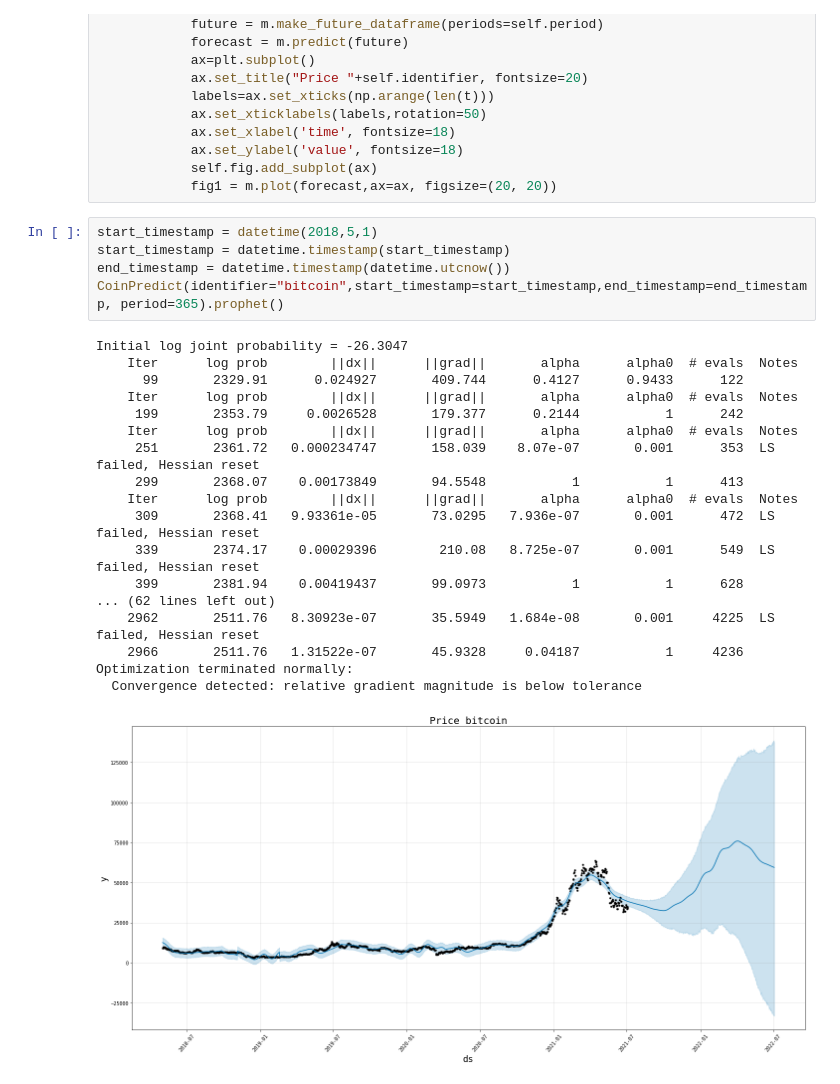
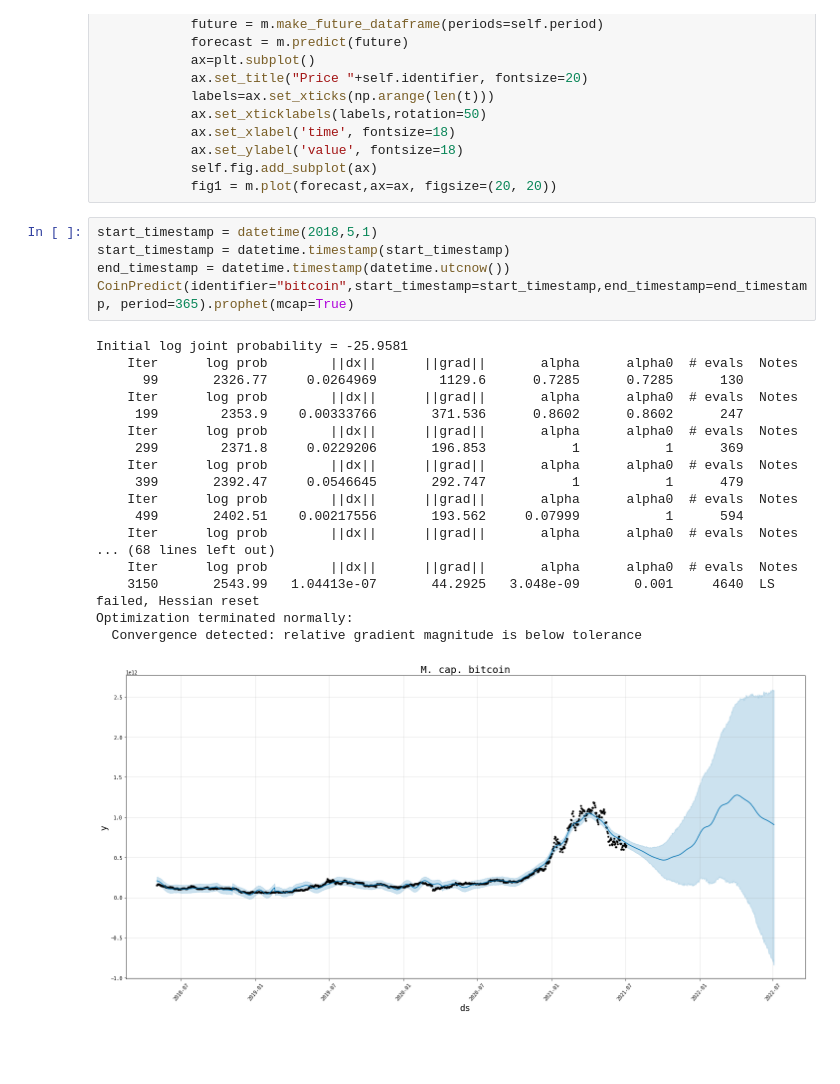
Before and after one commit to lucasdmarten/CoinPredict, a Jupyter notebook: CoinPredict.ipynb, the cells around one changed output. Cells and saved outputs as stored; diff of their text form; blank space fills up the shorter version.

Commit message:
start

```diff
--- a/CoinPredict.ipynb
+++ b/CoinPredict.ipynb
@@ -91,24 +91,24 @@ class CoinPredict():
 # %%
 start_timestamp = datetime(2018,5,1)
 start_timestamp = datetime.timestamp(start_timestamp)
 end_timestamp = datetime.timestamp(datetime.utcnow())
-CoinPredict(identifier="bitcoin",start_timestamp=start_timestamp,end_timestamp=end_timestamp, period=365).prophet()
+CoinPredict(identifier="bitcoin",start_timestamp=start_timestamp,end_timestamp=end_timestamp, period=365).prophet(mcap=True)
 # %% [output]
-Initial log joint probability = -26.3047
+Initial log joint probability = -25.9581
     Iter      log prob        ||dx||      ||grad||       alpha      alpha0  # evals  Notes
-      99       2329.91      0.024927       409.744      0.4127      0.9433      122
+      99       2326.77     0.0264969        1129.6      0.7285      0.7285      130
     Iter      log prob        ||dx||      ||grad||       alpha      alpha0  # evals  Notes
-     199       2353.79     0.0026528       179.377      0.2144           1      242
+     199        2353.9    0.00333766       371.536      0.8602      0.8602      247
     Iter      log prob        ||dx||      ||grad||       alpha      alpha0  # evals  Notes
-     251       2361.72   0.000234747       158.039    8.07e-07       0.001      353  LS failed, Hessian reset
-     299       2368.07    0.00173849       94.5548           1           1      413
+     299        2371.8     0.0229206       196.853           1           1      369
     Iter      log prob        ||dx||      ||grad||       alpha      alpha0  # evals  Notes
-     309       2368.41   9.93361e-05       73.0295   7.936e-07       0.001      472  LS failed, Hessian reset
-     339       2374.17    0.00029396        210.08   8.725e-07       0.001      549  LS failed, Hessian reset
-     399       2381.94    0.00419437       99.0973           1           1      628
-... (62 lines left out)
-    2962       2511.76   8.30923e-07       35.5949   1.684e-08       0.001     4225  LS failed, Hessian reset
-    2966       2511.76   1.31522e-07       45.9328     0.04187           1     4236
+     399       2392.47     0.0546645       292.747           1           1      479
+    Iter      log prob        ||dx||      ||grad||       alpha      alpha0  # evals  Notes
+     499       2402.51    0.00217556       193.562     0.07999           1      594
+    Iter      log prob        ||dx||      ||grad||       alpha      alpha0  # evals  Notes
+... (68 lines left out)
+    Iter      log prob        ||dx||      ||grad||       alpha      alpha0  # evals  Notes
+    3150       2543.99   1.04413e-07       44.2925   3.048e-09       0.001     4640  LS failed, Hessian reset
 Optimization terminated normally:
   Convergence detected: relative gradient magnitude is below tolerance
-[figure, old version]
+[figure, new version]
```
